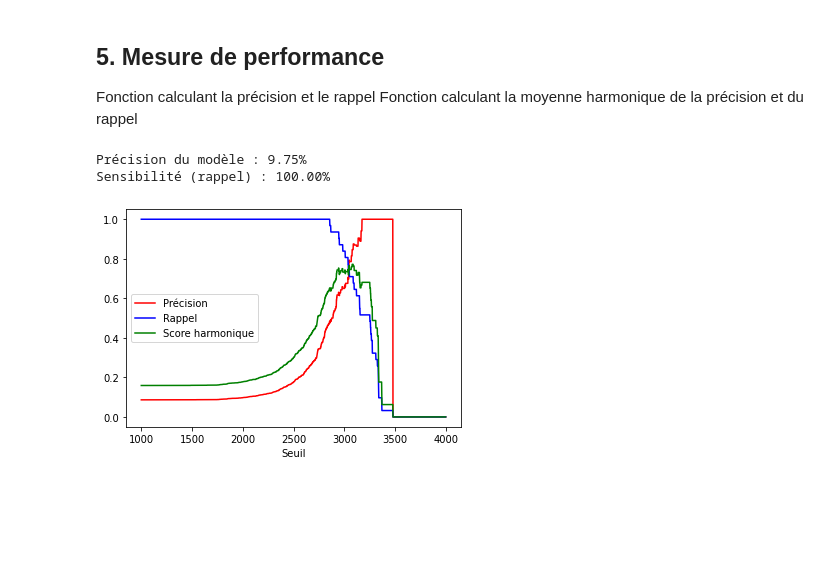
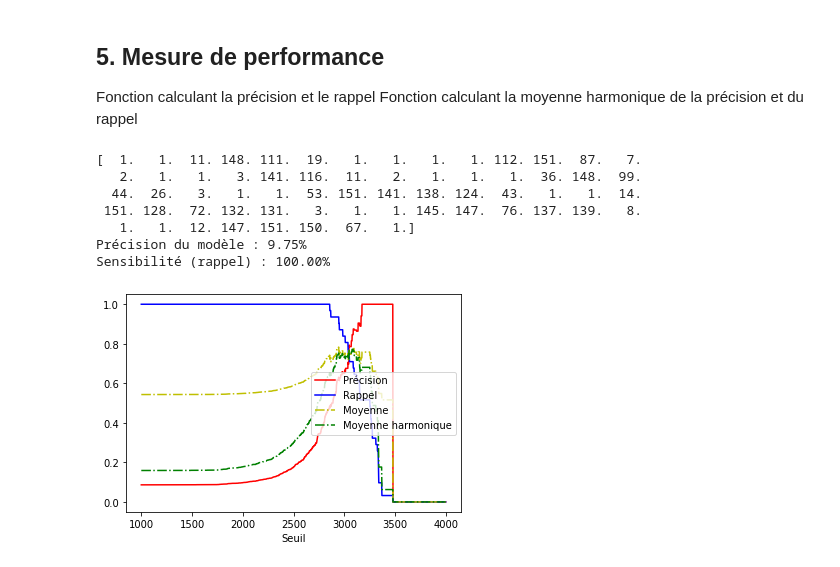
Before and after one commit to tocram1/AppEngineExercise, a Jupyter notebook: Cours_IA_S4_Master_CCM.ipynb, the cells around one changed output. Saved outputs shown, nothing was run; the diff lists cells and outputs as text; code cells hidden in the pictures; blank space fills up the shorter version.

```diff
--- a/Cours_IA_S4_Master_CCM.ipynb
+++ b/Cours_IA_S4_Master_CCM.ipynb
@@ -160,14 +162,21 @@ def performance( test, predic ):
 # Calcul des poids pour le jeu d'entraînement
 w = fit(trainX, trainY)
 
+print(w)
+
 # Classification du jeu de test
 prediction = predict(testX, w, 2000)
 
-# Evaluatation de la performance du modèle
+# Evaluation de la performance du modèle
 preci, rappel = performance(testY, prediction)
 print("Précision du modèle : {:.2f}%\nSensibilité (rappel) : {:.2f}%"
     .format(preci*100, rappel*100))
 # %% [output]
+[  1.   1.  11. 148. 111.  19.   1.   1.   1.   1. 112. 151.  87.   7.
+   2.   1.   1.   3. 141. 116.  11.   2.   1.   1.   1.  36. 148.  99.
+  44.  26.   3.   1.   1.  53. 151. 141. 138. 124.  43.   1.   1.  14.
+ 151. 128.  72. 132. 131.   3.   1.   1. 145. 147.  76. 137. 139.   8.
+   1.   1.  12. 147. 151. 150.  67.   1.]
 Précision du modèle : 9.75%
 Sensibilité (rappel) : 100.00%
 # %%
@@ -181,21 +190,24 @@ def score(preci, rappel):
 # %%
 seuils = range(1000, 4000)
 precisions = []
 rappels = []
 scores = []
+scoresH = []
 
 for seuil in seuils:
     prediction = predict(testX, w, seuil)
     preci, rappel = performance(testY, prediction)
     precisions.append(preci)
     rappels.append(rappel)
-    scores.append(score_h(preci, rappel))
+    scores.append(score(preci, rappel))
+    scoresH.append(score_h(preci, rappel))
 
 plt.plot(seuils, precisions,"r-", label="Précision")
 plt.plot(seuils, rappels, "b-", label="Rappel")
-plt.plot(seuils, scores, "g-", label="Score harmonique")
+plt.plot(seuils, scores, "y-.", label="Moyenne")
+plt.plot(seuils, scoresH, "g-.", label="Moyenne harmonique")
 plt.legend()
 plt.xlabel("Seuil")
 plt.show()
 # %% [output]
-[figure, old version]
+[figure, new version]
```
Also changed, not shown: parts of 3 cells of this notebook.
